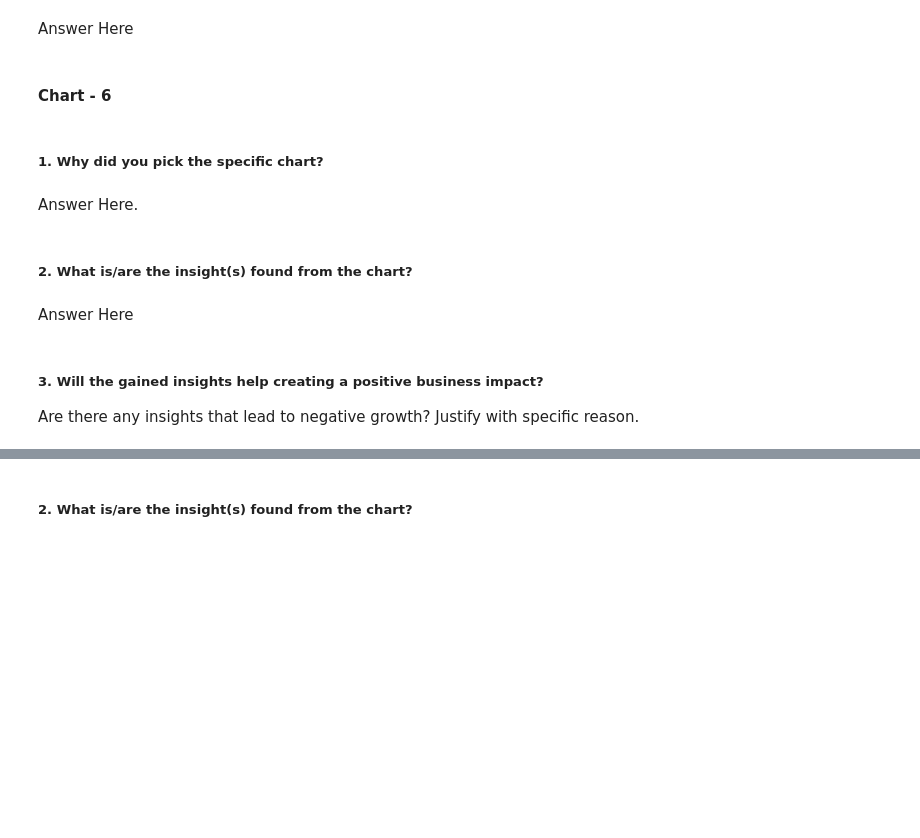
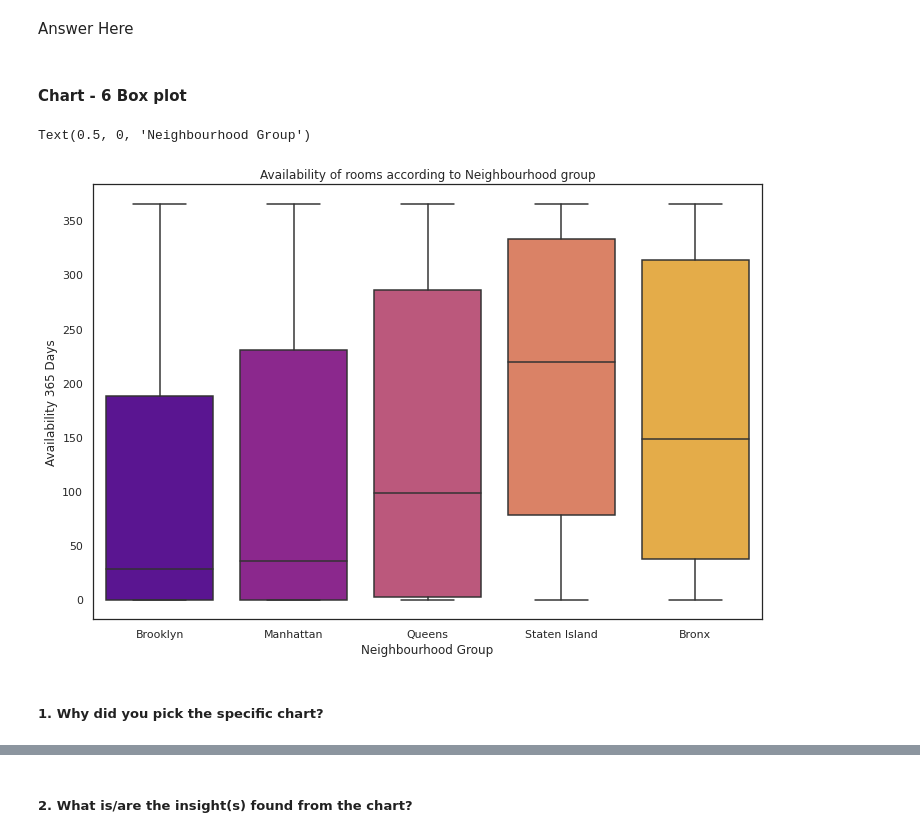
Before and after one commit to kapilkukreja469/Airbnb_bookings_analysis_project, a Jupyter notebook: Sample_EDA_Submission_Template.ipynb, the cells around one changed output, grey strips where cells are left out. Cells and saved outputs as stored; diff of their text form; code cells hidden in the pictures; blank space fills up the shorter version.

```diff
--- a/Sample_EDA_Submission_Template.ipynb
+++ b/Sample_EDA_Submission_Template.ipynb
@@ -434,4 +455,4 @@ Are there any insights that lead to negative growth? Justify with specific reaso
 # %% [markdown]
 Answer Here
 # %% [markdown]
-#### Chart - 6
+#### Chart - 6 Box plot
@@ -440,11 +459,13 @@ Answer Here
+# %%
+# creating Box plot chart
+
+plt.figure(figsize=(12,8))
+ax = sns.boxplot(data=airbnb_df, x='neighbourhood_group',y='availability_365',palette='plasma')
+ax.set_title('Availability of rooms according to Neighbourhood group')
+ax.set_ylabel('Availability 365 Days')
+ax.set_xlabel('Neighbourhood Group')
+# %% [output]
+Text(0.5, 0, 'Neighbourhood Group')
+[figure, added]
 # %% [markdown]
 ##### 1. Why did you pick the specific chart?
-# %% [markdown]
-Answer Here.
-# %% [markdown]
-##### 2. What is/are the insight(s) found from the chart?
-# %% [markdown]
-Answer Here
-# %% [markdown]
-##### 3. Will the gained insights help creating a positive business impact?
-Are there any insights that lead to negative growth? Justify with specific reason.
```
Also changed, not shown: parts of 65 cells of this notebook.
